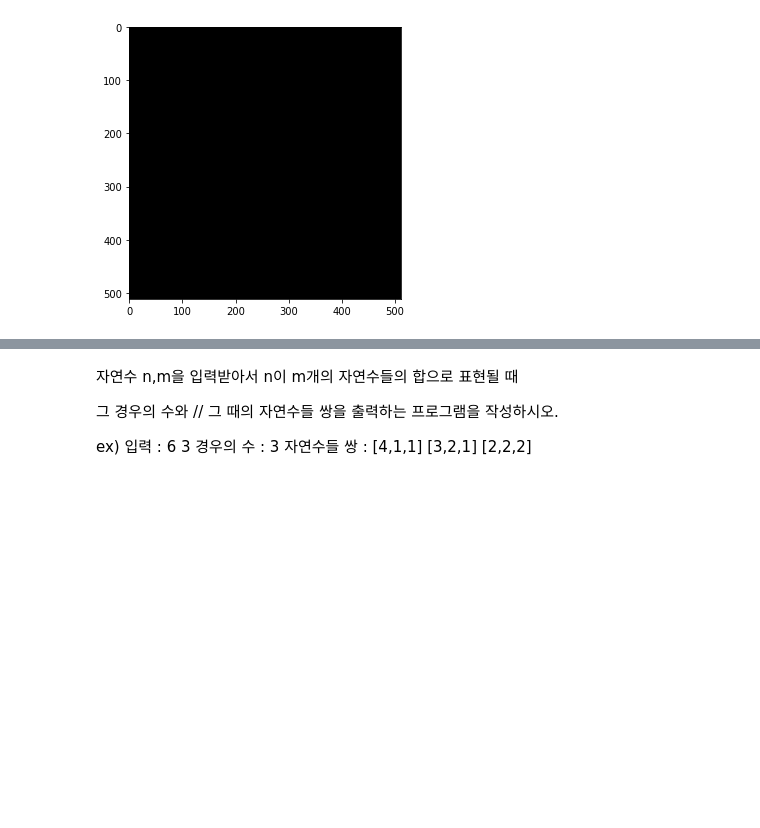
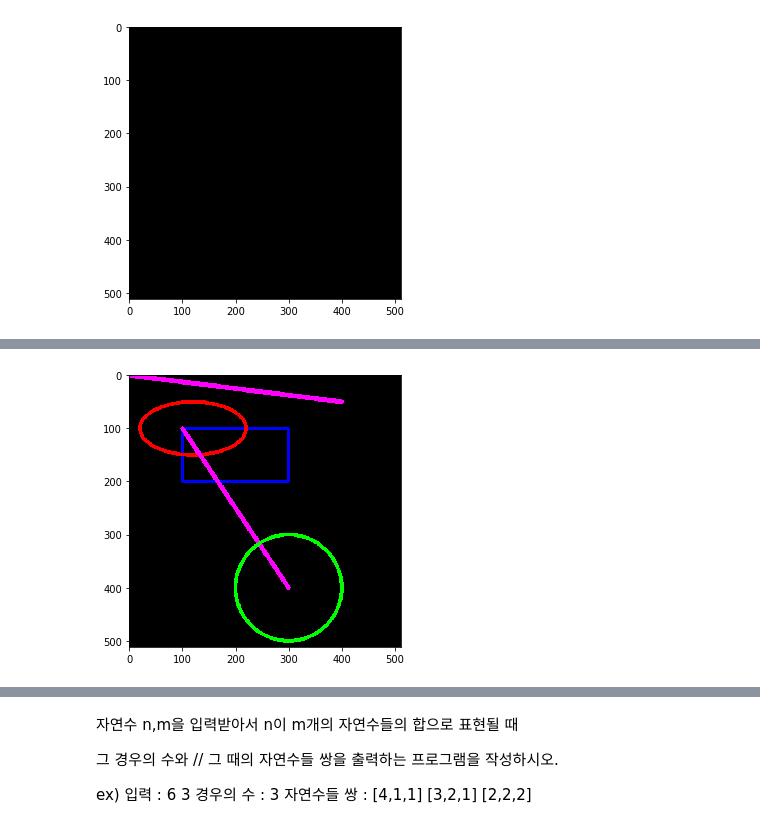
Before and after one commit to loftmain/opencv_project, a Jupyter notebook: OpenCV를이용한_디지털_영상처리/imageprocessing_02.ipynb, the cells around one changed output, grey strips where cells are left out. Cells and saved outputs as stored; diff of their text form; code cells hidden in the pictures; blank space fills up the shorter version.

```diff
--- a/OpenCV를이용한_디지털_영상처리/imageprocessing_02.ipynb
+++ b/OpenCV를이용한_디지털_영상처리/imageprocessing_02.ipynb
@@ -103,0 +105,9 @@ TypeError: argument for ellipse() given by name ('color') and position (3)
+# %%
+center = (300, 400)
+radius = 100
+color = (0, 255, 0)
+thickness = 5
+cv2.circle(img, center, radius, color, thickness)
+imshow("", img)
+# %% [output]
+[figure, added]
```
Also changed, not shown: parts of 5 cells of this notebook.
